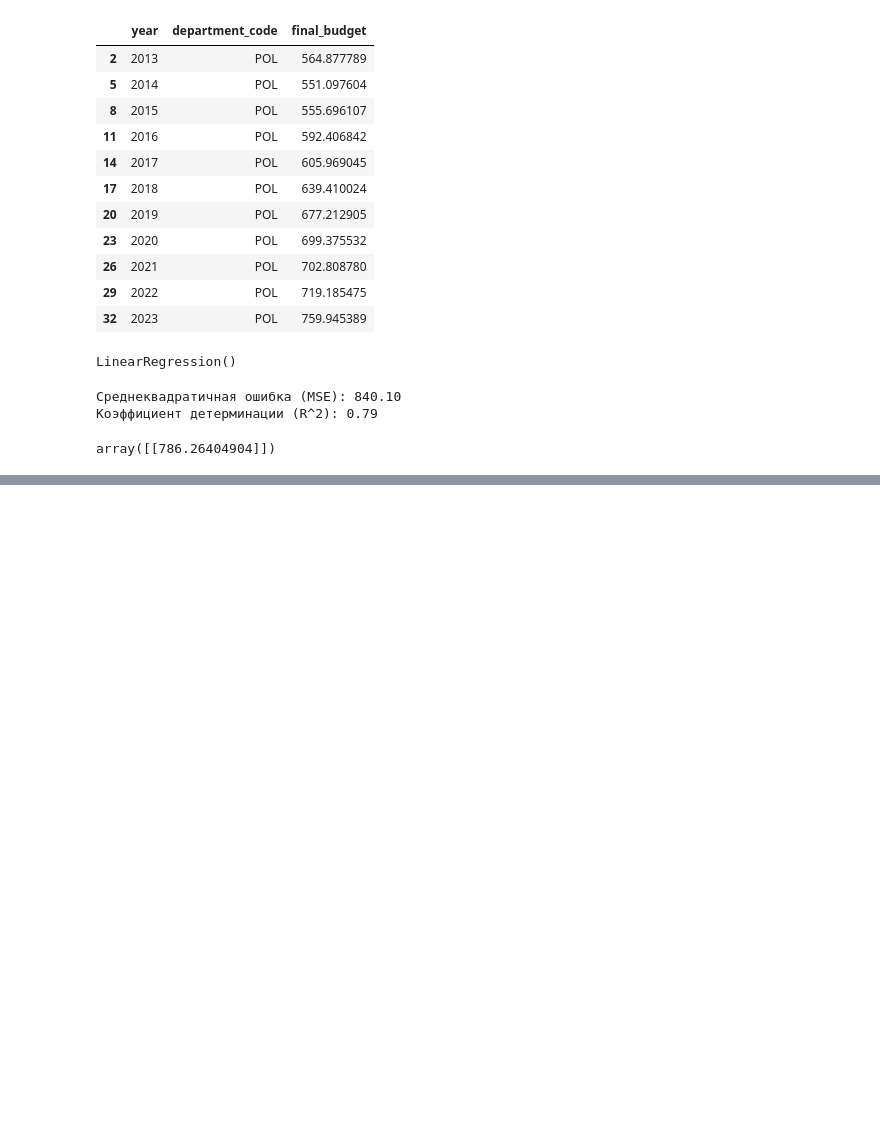
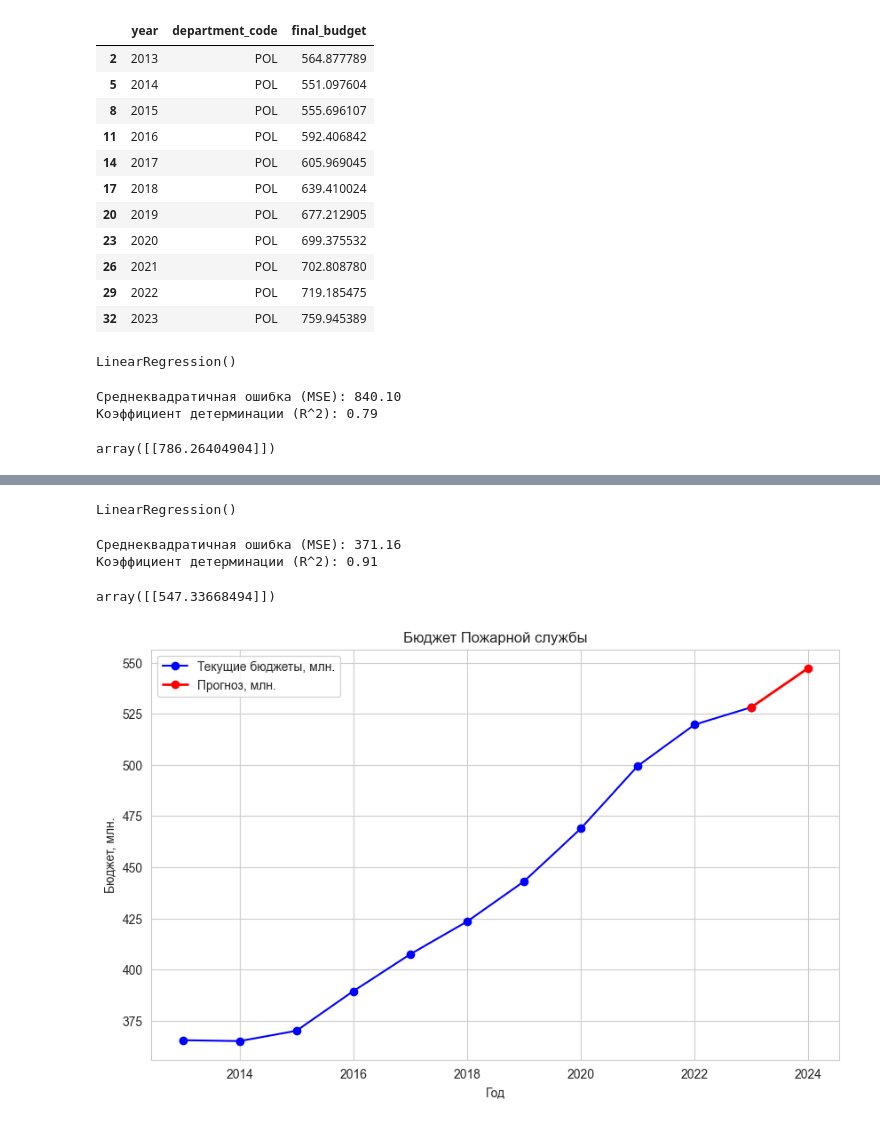
Before and after one commit to temasty/Project, a Jupyter notebook: Untitled3.ipynb, the cells around one changed output, grey strips where cells are left out. Saved outputs shown, nothing was run; the diff lists cells and outputs as text; code cells hidden in the pictures; blank space fills up the shorter version.

```diff
--- a/Untitled3.ipynb
+++ b/Untitled3.ipynb
@@ -443,0 +411,3 @@ plt.show()
+# %%
+fire_dept = total_values_by_year[total_values_by_year['department_code']=='FIR']
+fire_dept
@@ -443,0 +427,25 @@ plt.show()
+# %%
+X = fire_dept[['year']]
+y = fire_dept[['final_budget']]
+
+X_train, X_test, y_train, y_test = train_test_split(X, y, test_size=0.2, random_state=42)
+# %%
+model = LinearRegression()
+model.fit(X_train, y_train)
+# %% [output]
+LinearRegression()
+# %%
+y_pred = model.predict(X_test)
+mse = mean_squared_error(y_test, y_pred)
+r2 = r2_score(y_test, y_pred)
+print(f'Среднеквадратичная ошибка (MSE): {mse:.2f}')
+print(f'Коэффициент детерминации (R^2): {r2:.2f}')
+# %% [output]
+Среднеквадратичная ошибка (MSE): 371.16
+Коэффициент детерминации (R^2): 0.91
+# %%
+next_year = 2024
+predicted_budget = model.predict([[next_year]])
+predicted_budget
+# %% [output]
+array([[547.33668494]])
@@ -443,0 +455,12 @@ plt.show()
+# %%
+plt.figure(figsize=(10, 6))
+plt.plot(X, y, 'bo-', label='Текущие бюджеты, млн.')
+plt.plot([2023, next_year], [y[10][0], predicted_budget[0][0]], 'ro-', label='Прогноз, млн.', linewidth=2)
+plt.title('Бюджет Пожарной службы')
+plt.xlabel('Год')
+plt.ylabel('Бюджет, млн.')
+plt.legend()
+plt.grid(True)
+plt.show()
+# %% [output]
+[figure, added]
```
Also changed, not shown: parts of 23 cells of this notebook.
